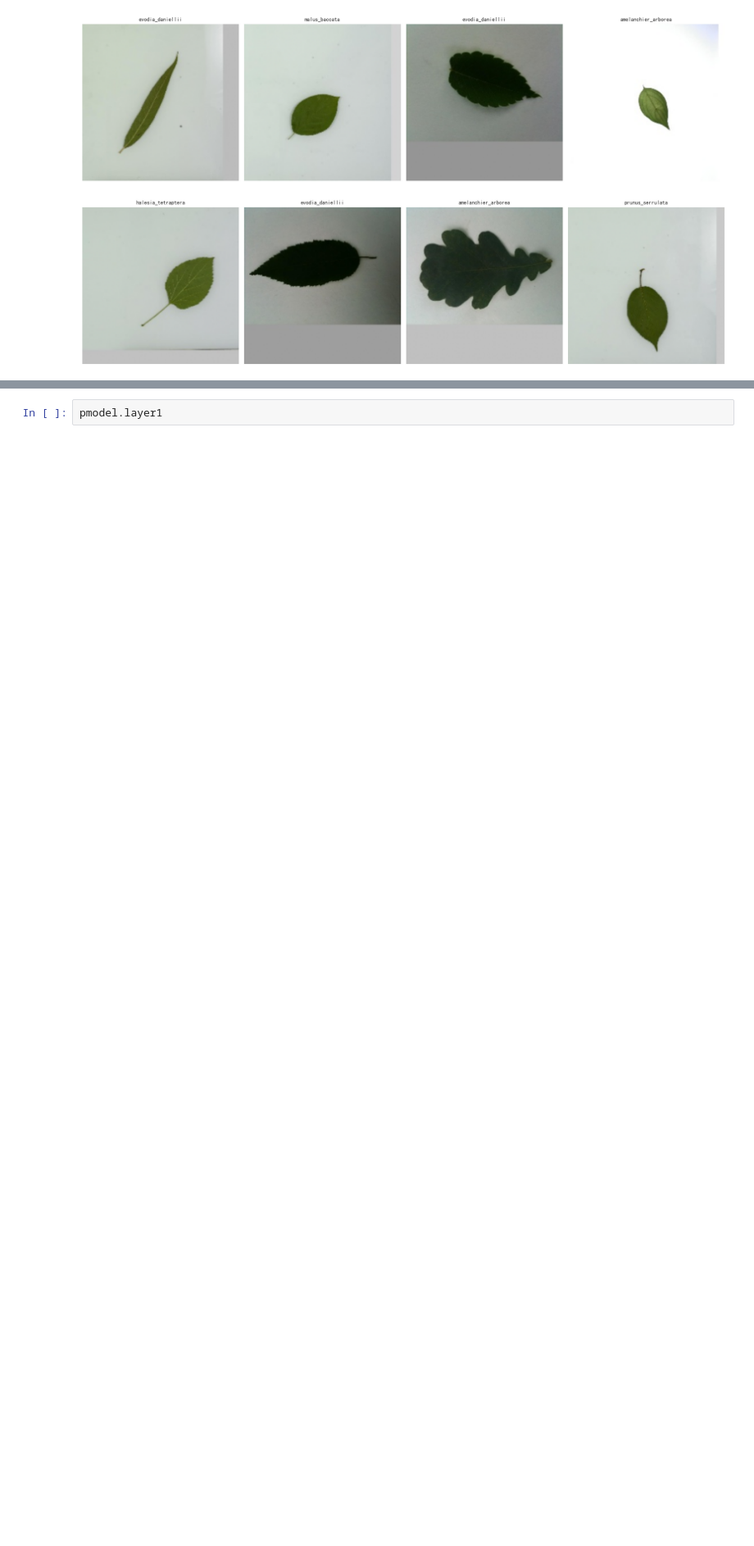
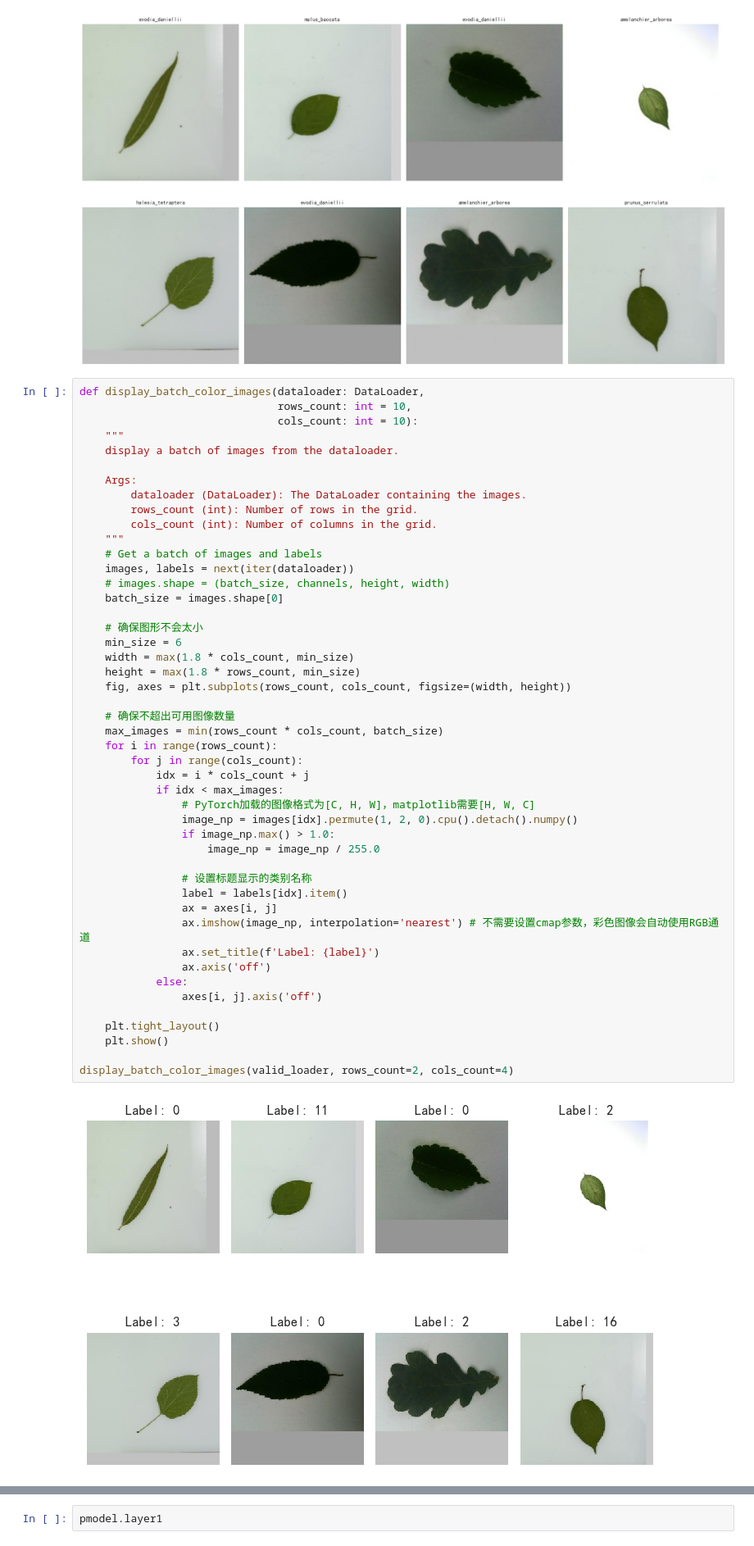
Before and after one commit to longwarriors/cumulativeAi, a Jupyter notebook: notebooks/Kaggle-ClassifyLeaves_by_finetune.ipynb, the cells around one changed output, grey strips where cells are left out. Shown at 82% size. Cells and saved outputs as stored; diff of their text form; blank space fills up the shorter version.

```diff
--- a/notebooks/Kaggle-ClassifyLeaves_by_finetune.ipynb
+++ b/notebooks/Kaggle-ClassifyLeaves_by_finetune.ipynb
@@ -325,6 +325,55 @@ display_dataset_images(valid_loader, index2class, rows=2, columns=4)
 # display_grid_from_batch(images, rows=4, cols=4)
 # %% [output]
 [figure]
+# %%
+def display_batch_color_images(dataloader: DataLoader,
+                               rows_count: int = 10,
+                               cols_count: int = 10):
+    """
+    display a batch of images from the dataloader.
+
+    Args:
+        dataloader (DataLoader): The DataLoader containing the images.
+        rows_count (int): Number of rows in the grid.
+        cols_count (int): Number of columns in the grid.
+    """
+    # Get a batch of images and labels
+    images, labels = next(iter(dataloader))
+    # images.shape = (batch_size, channels, height, width)
+    batch_size = images.shape[0]
+
+    # 确保图形不会太小
+    min_size = 6
+    width = max(1.8 * cols_count, min_size)
+    height = max(1.8 * rows_count, min_size)
+    fig, axes = plt.subplots(rows_count, cols_count, figsize=(width, height))
+
+    # 确保不超出可用图像数量
+    max_images = min(rows_count * cols_count, batch_size)
+    for i in range(rows_count):
+        for j in range(cols_count):
+            idx = i * cols_count + j
+            if idx < max_images:
+                # PyTorch加载的图像格式为[C, H, W]，matplotlib需要[H, W, C]
+                image_np = images[idx].permute(1, 2, 0).cpu().detach().numpy()
+                if image_np.max() > 1.0:
+                    image_np = image_np / 255.0
+
+                # 设置标题显示的类别名称
+                label = labels[idx].item()
+                ax = axes[i, j]
+                ax.imshow(image_np, interpolation='nearest') # 不需要设置cmap参数，彩色图像会自动使用RGB通道
+                ax.set_title(f'Label: {label}')
+                ax.axis('off')
+            else:
+                axes[i, j].axis('off')
+
+    plt.tight_layout()
+    plt.show()
+
+display_batch_color_images(valid_loader, rows_count=2, cols_count=4)
+# %% [output]
+[figure, added]
 # %%
 pmodel = models.resnet34(weights=models.ResNet34_Weights.IMAGENET1K_V1)
 print(pmodel)
```
Also changed, not shown: parts of 1 cell of this notebook.
